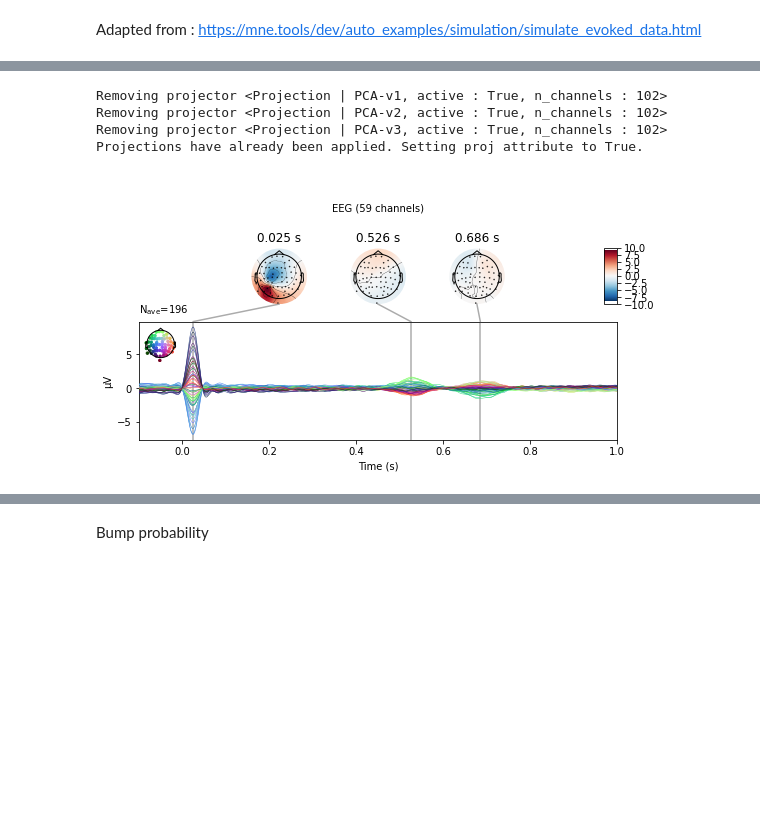
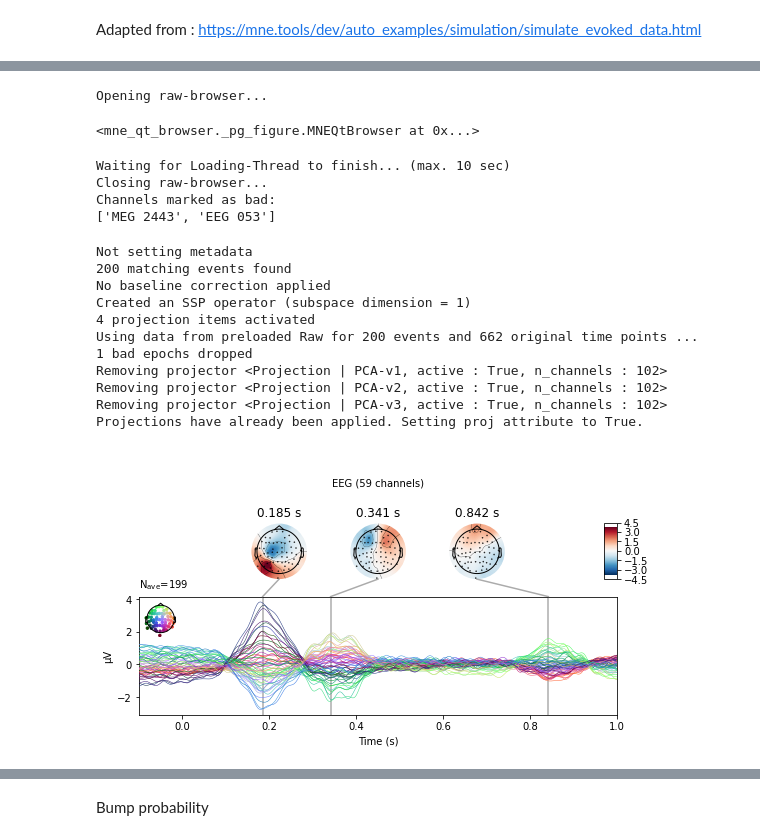
Before and after one commit to GWeindel/hmp, a Jupyter notebook: simulated_raw_data_using_subject_anatomy.ipynb, the cells around one changed output, grey strips where cells are left out. Cells and saved outputs as stored; diff of their text form; code cells hidden in the pictures; blank space fills up the shorter version.

```diff
--- a/simulated_raw_data_using_subject_anatomy.ipynb
+++ b/simulated_raw_data_using_subject_anatomy.ipynb
@@ -121,25 +141,47 @@ Adding noise to 366/376 channels (366 channels in cov)
+# %%
+raw.plot()
+# %% [output]
+Opening raw-browser...
+<mne_qt_browser._pg_figure.MNEQtBrowser at 0x...>
+# %%
+events = mne.find_events(raw,verbose=False, min_duration=0,stim_channel='STI 014')
+events = events[events[:,2] == 2]
+events[:,0] = events[:,0] - rand_events2
+events[:,2] = 0
+# %% [output]
+Waiting for Loading-Thread to finish... (max. 10 sec)
+Closing raw-browser...
+Channels marked as bad:
+['MEG 2443', 'EEG 053']
 # %%
 raw_ds = raw.load_data(verbose=False).copy()
 
 tmin, tmax = -0.1, 1
 
 raw_ds.filter(.5, 30, fir_design='firwin',verbose=False)
-events = mne.find_events(raw_ds,verbose=False)
+#events = mne.find_events(raw_ds,verbose=False)
 
 picks = mne.pick_types(raw_ds.info, meg=False, eeg=True, stim=False, eog=False,
                        exclude='bads')
 
-epochs = mne.Epochs(raw_ds, events, 1, tmin, tmax, proj=False,
+epochs = mne.Epochs(raw_ds, events, 0, tmin, tmax, proj=False,
                     picks=picks, baseline=None, preload=True,
-                    verbose=False,detrend=1)
+                    verbose=True,detrend=1)
 epochs.average().plot_joint()
 X = epochs.copy().get_data()
 # %% [output]
+Not setting metadata
+200 matching events found
+No baseline correction applied
+Created an SSP operator (subspace dimension = 1)
+4 projection items activated
+Using data from preloaded Raw for 200 events and 662 original time points ...
+1 bad epochs dropped
 Removing projector <Projection | PCA-v1, active : True, n_channels : 102>
 Removing projector <Projection | PCA-v2, active : True, n_channels : 102>
 Removing projector <Projection | PCA-v3, active : True, n_channels : 102>
 Projections have already been applied. Setting proj attribute to True.
-[figure, old version]
+[figure, new version]
 # %%
 import xarray as xr
 data = xr.Dataset(
```
Also changed, not shown: parts of 13 cells of this notebook, 2 other files.
